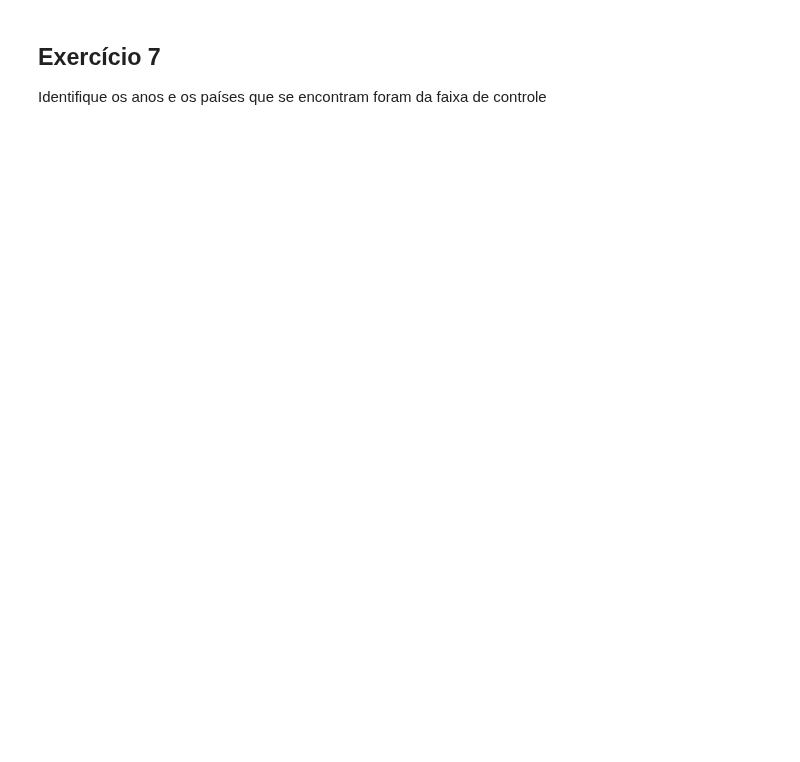
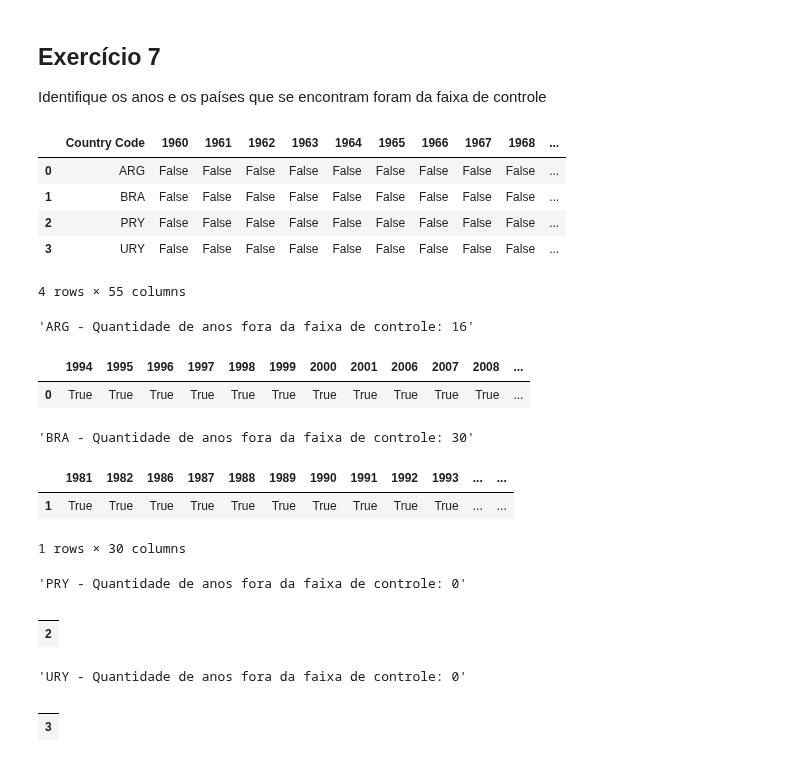
Before and after one commit to sganzerla/DPS852-Data-Science, a Jupyter notebook: T2/t2.ipynb, the cells around one changed output. Drawn from its saved outputs; the diff is of its cells as text; code cells hidden in the pictures; blank space fills up the shorter version.

```diff
--- a/T2/t2.ipynb
+++ b/T2/t2.ipynb
@@ -262,3 +279,51 @@ gerando_grafico_controle(df_paises_conesul)
 # %% [markdown]
 ## Exercício 7
 Identifique os anos e os países que se encontram foram da faixa de controle
+# %%
+limite_superior = limite_controle_grafico_x(df_registros_paises_conesul.mean(), df_registros_paises_conesul.std(), True, MULTIPLICADOR_DESVIO_PADRAO)
+# print(limite_superior)
+limite_inferior = limite_controle_grafico_x(df_registros_paises_conesul.mean(), df_registros_paises_conesul.std(), False, MULTIPLICADOR_DESVIO_PADRAO)
+# print(limite_inferior)
+
+fora_faixa_controle = df_registros_paises_conesul.apply(
+    (lambda acima: acima >= limite_superior) or (lambda abaixo: abaixo <= limite_inferior))
+
+# colocando rótulo com o código dos países utilizando o índice dos dois dataframes como chave
+fora_faixa_controle = fora_faixa_controle.merge(
+    filtro_cod_conesul, left_index=True, right_index=True)
+
+# # setando o código dos países como
+fora_faixa_controle.set_index('Country Code', inplace=True)
+
+# # resentando o índice coloca novamente Country Code como coluna
+fora_faixa_controle.reset_index(inplace=True)
+
+display(fora_faixa_controle)
+# # mostrar os anos em que cada país ficou fora dos limites de controle
+# display(fora_faixa_controle)
+
+for pais in filtro_cod_conesul:
+    linha = fora_faixa_controle[fora_faixa_controle['Country Code'] == pais]
+    anos = linha[linha[:] == True].dropna(axis=1).head(1)
+    quant = anos.shape[1]
+    display(pais + " - Quantidade de anos fora da faixa de controle: " +  str(quant), anos)
+# %% [output]
+|  | Country Code | 1960 | 1961 | 1962 | 1963 | 1964 | 1965 | 1966 | 1967 | 1968 | ... |
+| 0 | ARG | False | False | False | False | False | False | False | False | False | ... |
+| 1 | BRA | False | False | False | False | False | False | False | False | False | ... |
+| 2 | PRY | False | False | False | False | False | False | False | False | False | ... |
+| 3 | URY | False | False | False | False | False | False | False | False | False | ... |
+4 rows × 55 columns
+'ARG - Quantidade de anos fora da faixa de controle: 16'
+|  | 1994 | 1995 | 1996 | 1997 | 1998 | 1999 | 2000 | 2001 | 2006 | 2007 | 2008 | ... |
+| 0 | True | True | True | True | True | True | True | True | True | True | True | ... |
+'BRA - Quantidade de anos fora da faixa de controle: 30'
+|  | 1981 | 1982 | 1986 | 1987 | 1988 | 1989 | 1990 | 1991 | 1992 | 1993 | ... | ... |
+| 1 | True | True | True | True | True | True | True | True | True | True | ... | ... |
+1 rows × 30 columns
+'PRY - Quantidade de anos fora da faixa de controle: 0'
+|  |
+| 2 |
+'URY - Quantidade de anos fora da faixa de controle: 0'
+|  |
+| 3 |
```
Also changed, not shown: parts of 5 cells of this notebook, 1 other file.
